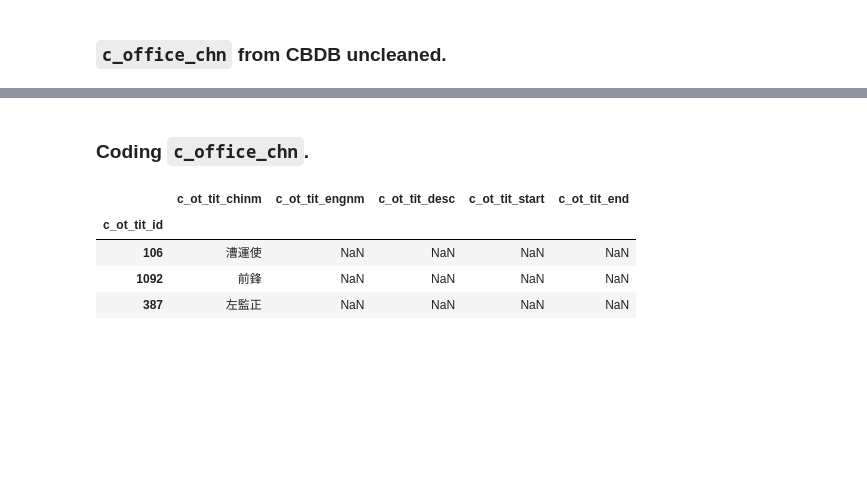
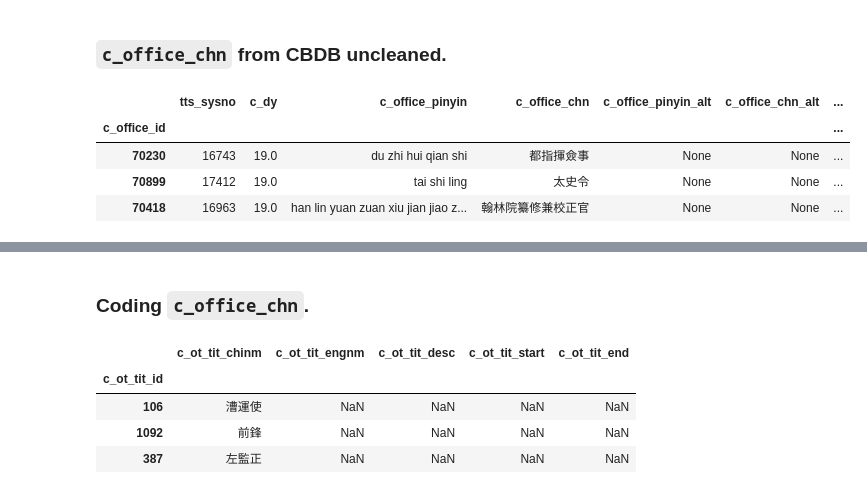
Before and after one commit to cbdb-project/CBDB_Laxmi, a Jupyter notebook: ming_office_title/script/office_title_coding.ipynb, the cells around one changed output, grey strips where cells are left out. Saved outputs shown, nothing was run; the diff lists cells and outputs as text; code cells hidden in the pictures; blank space fills up the shorter version.

```diff
--- a/ming_office_title/script/office_title_coding.ipynb
+++ b/ming_office_title/script/office_title_coding.ipynb
@@ -37,4 +75,11 @@ df_uci_office_ming.sample(3)
 ### `c_office_chn` from CBDB uncleaned.
 # %%
 conn = sqlite3.connect('../../SQL/20170424CBDBauUserSqlite.db')
-df_cbdb_office_ming=pd.read_sql_query("SELECT * FROM OFFICE_CODES", conn)[pd.read_sql_query("SELECT * FROM OFFICE_CODES", conn).c_dy==19]
+df_cbdb_office_ming=pd.read_sql_query("SELECT * FROM OFFICE_CODES", conn)[pd.read_sql_query("SELECT * FROM OFFICE_CODES", conn).c_dy==19].set_index('c_office_id')
+df_cbdb_office_ming.sample(3)
+# %% [output]
+|  | tts_sysno | c_dy | c_office_pinyin | c_office_chn | c_office_pinyin_alt | c_office_chn_alt | ... |
+| c_office_id |  |  |  |  |  |  | ... |
+| 70230 | 16743 | 19.0 | du zhi hui qian shi | 都指揮僉事 | None | None | ... |
+| 70899 | 17412 | 19.0 | tai shi ling | 太史令 | None | None | ... |
+| 70418 | 16963 | 19.0 | han lin yuan zuan xiu jian jiao z... | 翰林院纂修兼校正官 | None | None | ... |
```
Also changed, not shown: parts of 9 cells of this notebook, 1 other file.
